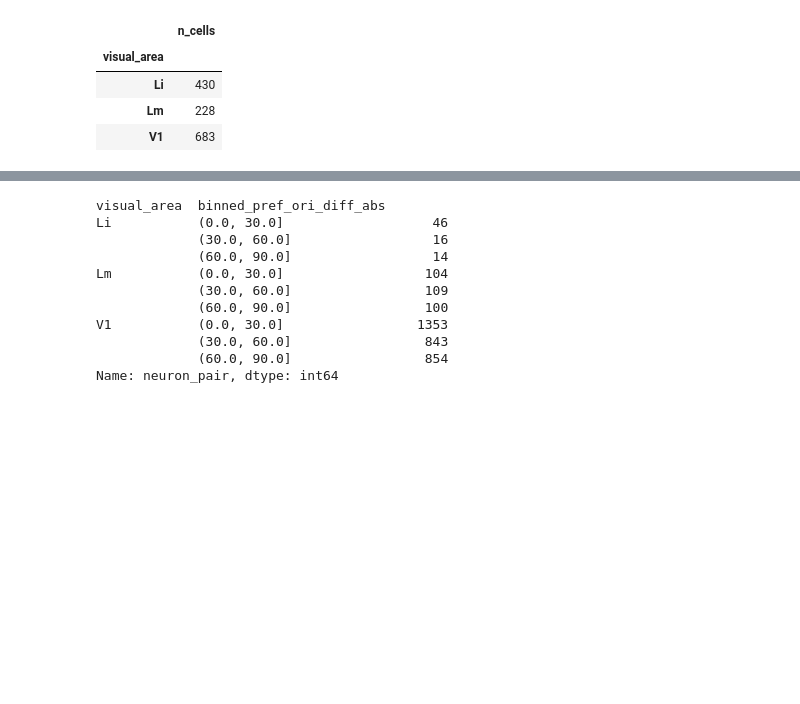
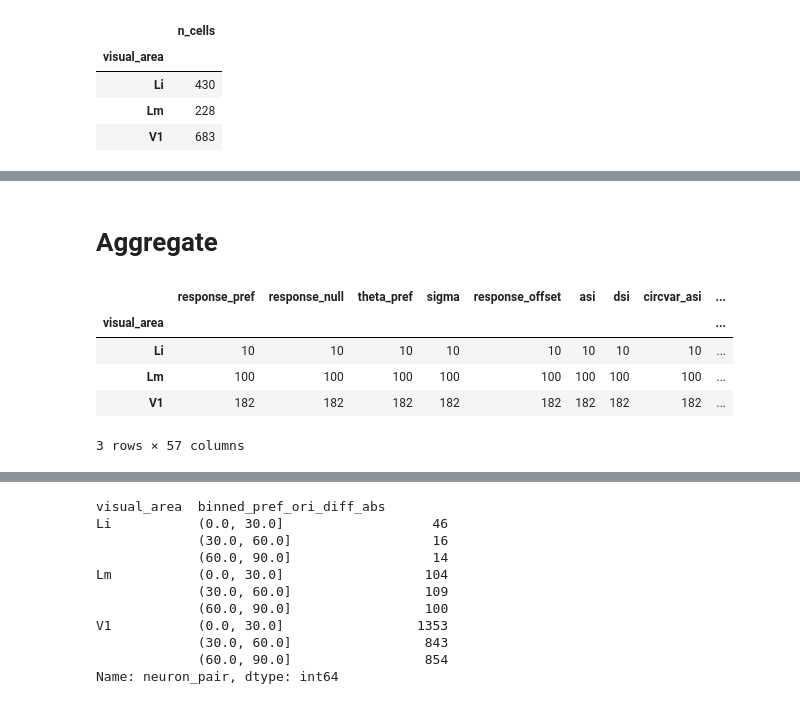
Before and after one commit to julianarhee/rat-2p-area-characterizations, a Jupyter notebook: analyze2p/gratings/gratings-correlations.ipynb, the cells around one changed output, grey strips where cells are left out. Cells and saved outputs as stored; diff of their text form; code cells hidden in the pictures; blank space fills up the shorter version.

```diff
--- a/analyze2p/gratings/gratings-correlations.ipynb
+++ b/analyze2p/gratings/gratings-correlations.ipynb
@@ -352 +290,12 @@ importlib.reload(cr)
+# %% [markdown]
+# Aggregate
+# %%
+finaldf[finaldf['gof']>=0.66].groupby('visual_area').count()
+# %% [output]
+|  | response_pref | response_null | theta_pref | sigma | response_offset | asi | dsi | circvar_asi | ... |
+| visual_area |  |  |  |  |  |  |  |  | ... |
+| Li | 10 | 10 | 10 | 10 | 10 | 10 | 10 | 10 | ... |
+| Lm | 100 | 100 | 100 | 100 | 100 | 100 | 100 | 100 | ... |
+| V1 | 182 | 182 | 182 | 182 | 182 | 182 | 182 | 182 | ... |
+3 rows × 57 columns
 # %%
```
Also changed, not shown: parts of 49 cells of this notebook, 5 other files.
